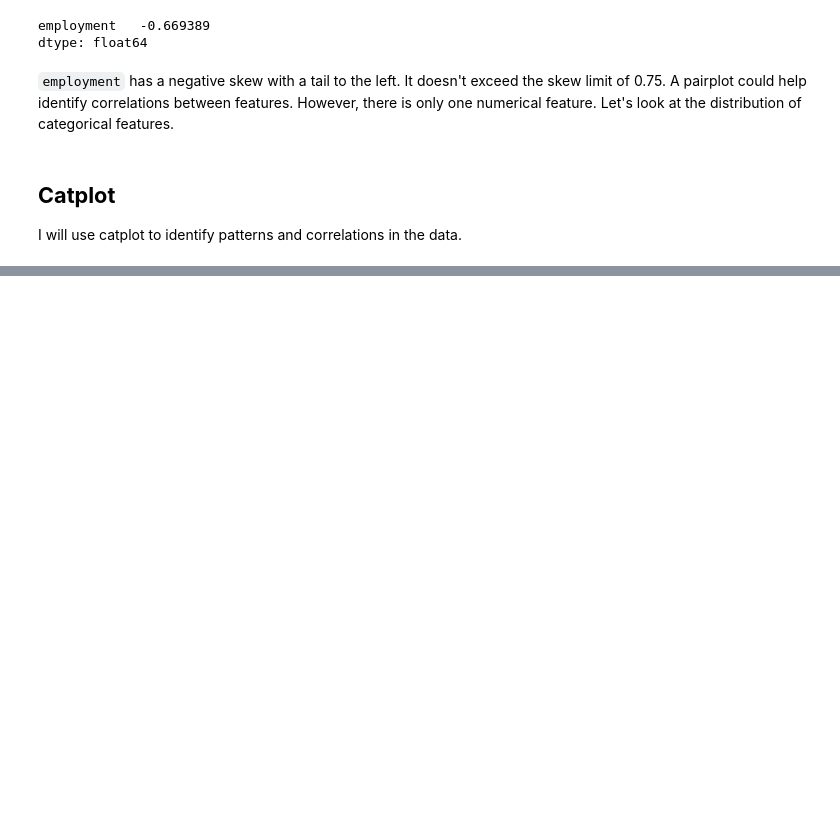
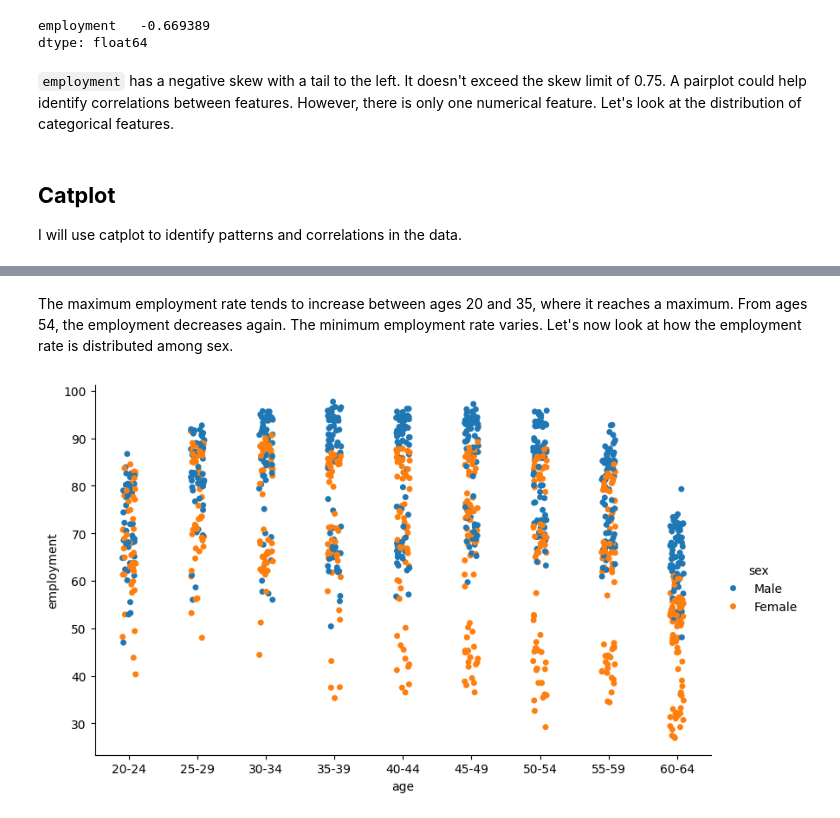
Before and after one commit to AntonSchreiber/EDA_employment_rate, a Jupyter notebook: EDA.ipynb, the cells around one changed output, grey strips where cells are left out. Drawn from its saved outputs; the diff is of its cells as text; code cells hidden in the pictures; blank space fills up the shorter version.

```diff
--- a/EDA.ipynb
+++ b/EDA.ipynb
@@ -247,0 +235,7 @@ I will use catplot to identify patterns and correlations in the data.
+# %% [markdown]
+The maximum employment rate tends to increase between ages 20 and 35, where it reaches a maximum. From ages 54, the employment decreases again. The minimum employment rate varies. Let's now look at how the employment rate is distributed among sex.
+# %%
+sns.catplot(data=df, x="age", y="employment", hue="sex", height=5, aspect=8/5, order=['20-24', '25-29', '30-34', '35-39', '40-44', '45-49', '50-54', '55-59', '60-64'])
+plt.show()
+# %% [output]
+[figure, added]
```
Also changed, not shown: parts of 8 cells of this notebook.
